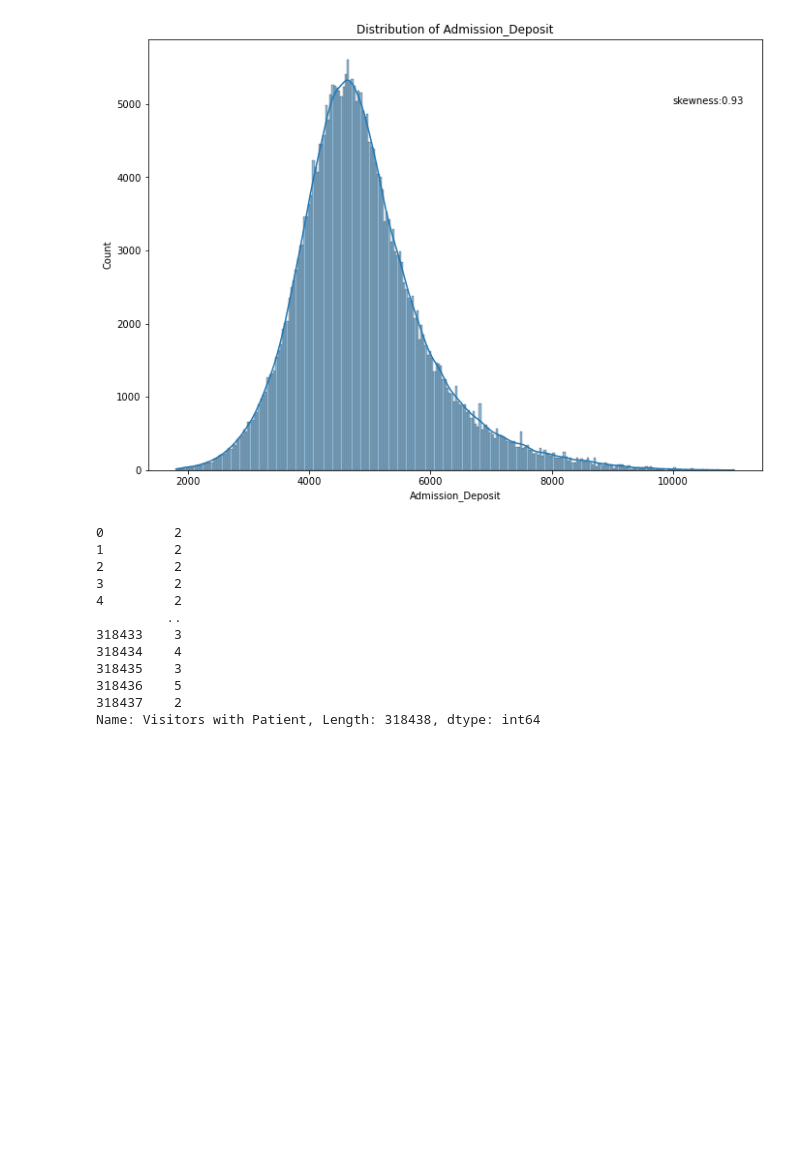
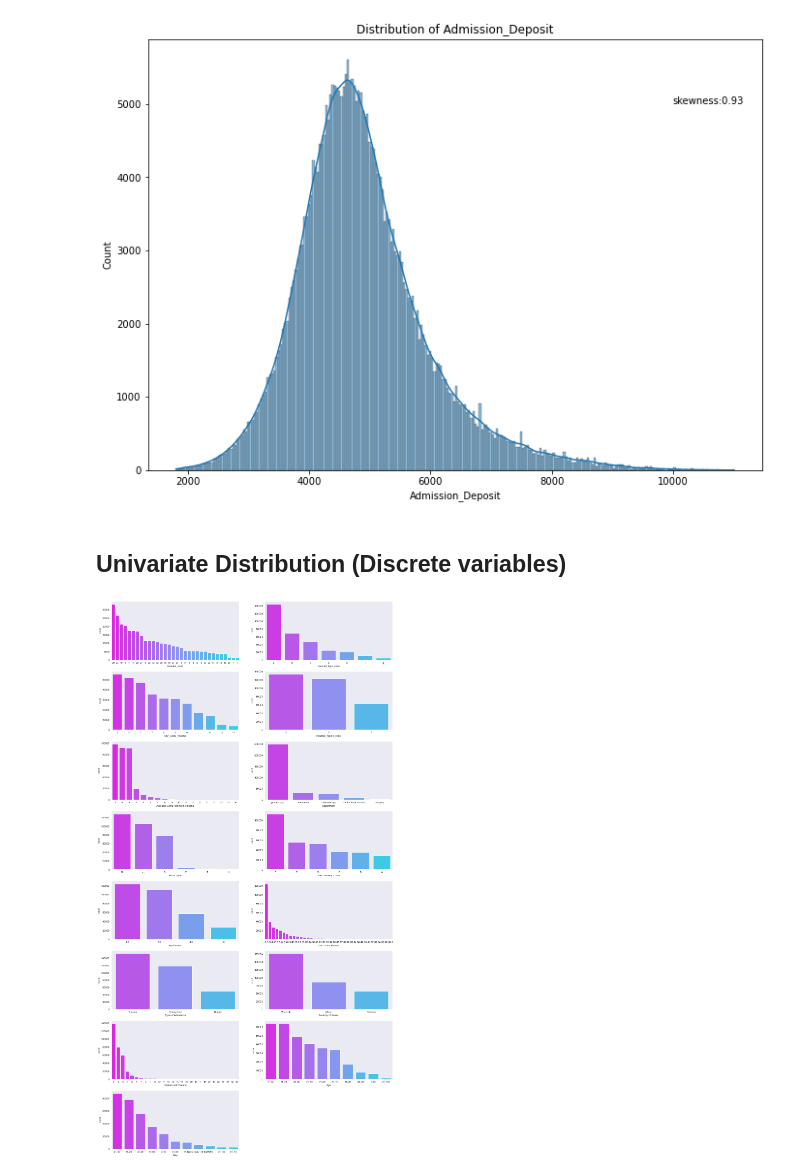
Before and after one commit to pmmc92/Healthcare-analytics, a Jupyter notebook: analysis.ipynb, the cells around one changed output. Drawn from its saved outputs; the diff is of its cells as text; code cells hidden in the pictures; blank space fills up the shorter version.

```diff
--- a/analysis.ipynb
+++ b/analysis.ipynb
@@ -113,18 +113,15 @@ for i in range(len(cont_var.columns)):
     plt.title("Distribution of {}".format(cont_var.iloc[:,i].name))
 # %% [output]
 [figure]
-# %%
-cont_var.iloc[:,1]
-# %% [output]
-0         2
-1         2
-2         2
-3         2
-4         2
-         ..
-318433    3
-318434    4
-318435    3
-318436    5
-318437    2
-Name: Visitors with Patient, Length: 318438, dtype: int64
+# %% [markdown]
+## Univariate Distribution (Discrete variables)
+# %%
+disc_var = df.drop(["case_id","patientid","Admission_Deposit"], axis = 1)
+# %%
+plt.figure(figsize = (20,40))
+sns.set_style("dark")
+for i in range(len(disc_var.columns)):
+    plt.subplot(8,2,i+1)
+    sns.countplot(x = disc_var.iloc[:,i], order = disc_var.iloc[:,i].value_counts().index, palette= "cool_r")
+# %% [output]
+[figure, added]
```
Also changed, not shown: parts of 2 cells of this notebook.
